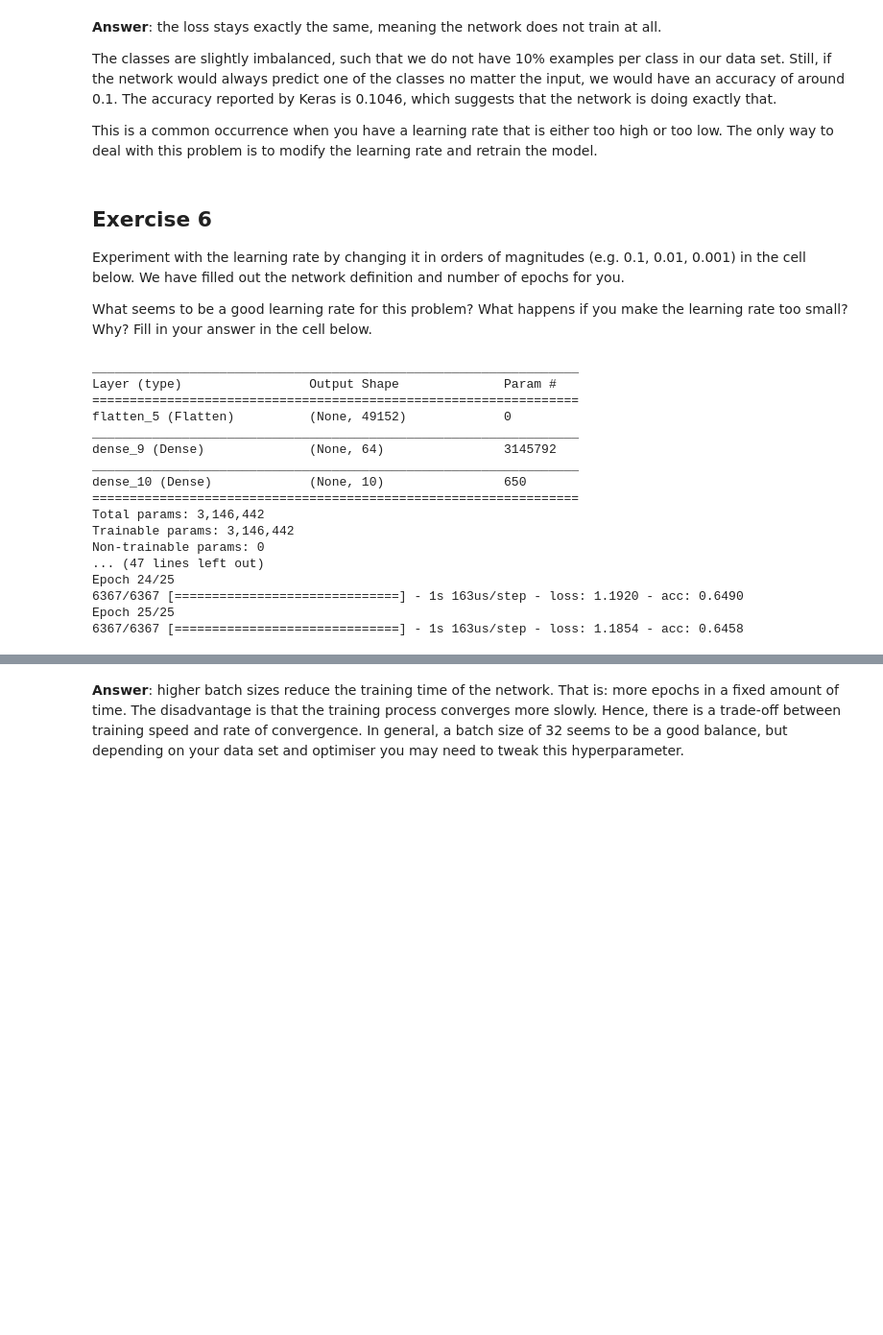
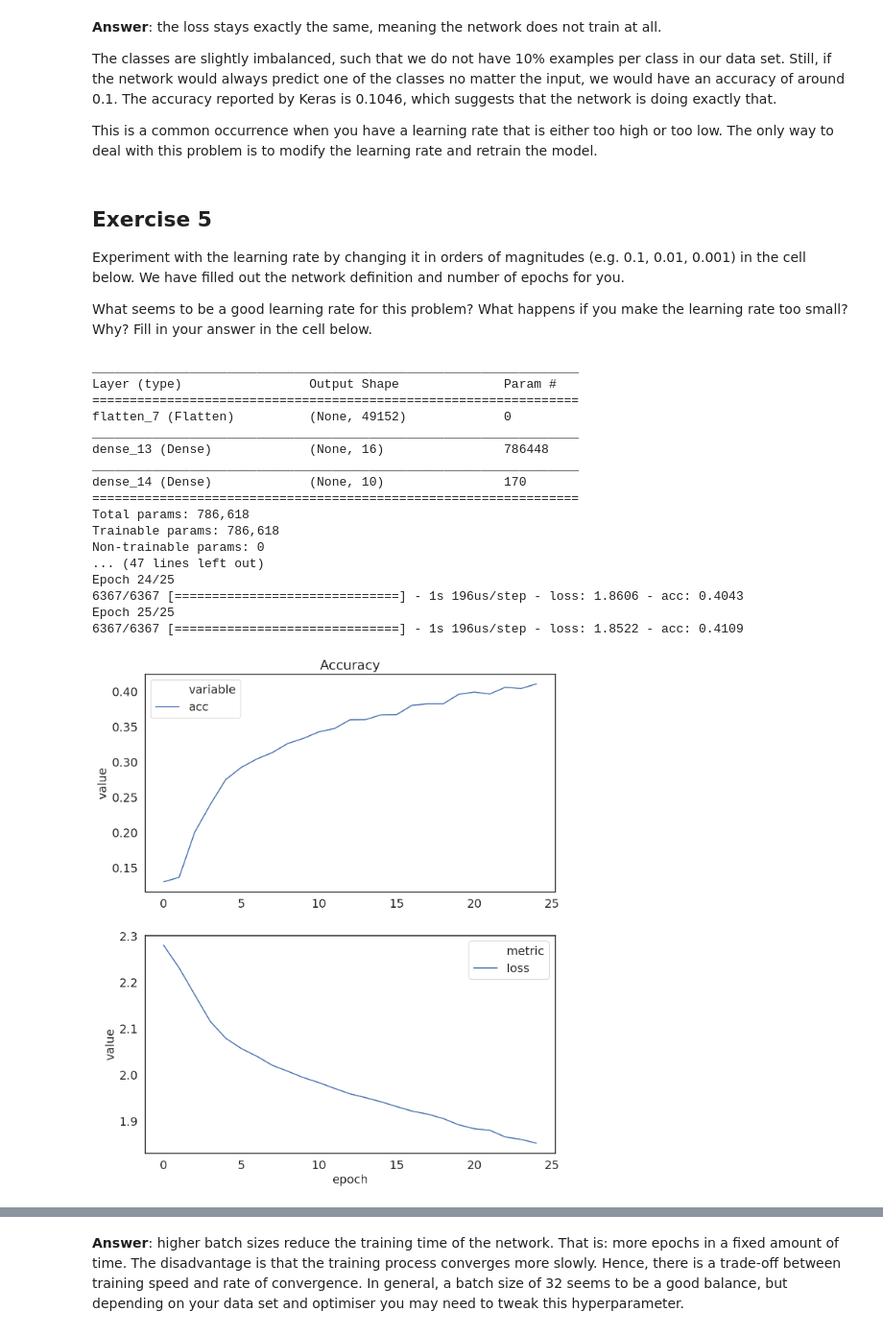
Before and after one commit to sara-nl/elixir-dl, a Jupyter notebook: 02-hyperparameter-tuning.ipynb, the cells around one changed output, grey strips where cells are left out. Shown at 96% size. Drawn from its saved outputs; the diff is of its cells as text; code cells hidden in the pictures; blank space fills up the shorter version.

```diff
--- a/02-hyperparameter-tuning.ipynb
+++ b/02-hyperparameter-tuning.ipynb
@@ -142,7 +158,7 @@ The classes are slightly imbalanced, such that we do not have 10% examples per c
 
 This is a common occurrence when you have a learning rate that is either too high or too low. The only way to deal with this problem is to modify the learning rate and retrain the model.
 # %% [markdown]
-## Exercise 6
+## Exercise 5
 Experiment with the learning rate by changing it in orders of magnitudes (e.g. 0.1, 0.01, 0.001) in the cell below. We have filled out the network definition and number of epochs for you.
 
 What seems to be a good learning rate for this problem? What happens if you make the learning rate too small? Why? Fill in your answer in the cell below.
@@ -161,37 +177,39 @@ history = model.fit(X, Y, epochs=25, batch_size=128)
-# %%
-# SOLUTION
-
-from keras.models import Sequential
-from keras.layers import Flatten, Dense
-
-model = Sequential()
-model.add(Flatten(input_shape=X.shape[1:]))
-model.add(Dense(64, activation='relu'))
-model.add(Dense(10, activation='softmax'))
-model.summary()
-
-model.compile(Adam(lr=0.00001), loss="categorical_crossentropy", metrics=["accuracy"])
-history = model.fit(X, Y, epochs=25, batch_size=128)
-# %% [output]
-_________________________________________________________________
-Layer (type)                 Output Shape              Param #
-=================================================================
-flatten_5 (Flatten)          (None, 49152)             0
-_________________________________________________________________
-dense_9 (Dense)              (None, 64)                3145792
-_________________________________________________________________
-dense_10 (Dense)             (None, 10)                650
-=================================================================
-Total params: 3,146,442
-Trainable params: 3,146,442
-Non-trainable params: 0
-... (47 lines left out)
-Epoch 24/25
-6367/6367 [==============================] - 1s 163us/step - loss: 1.1920 - acc: 0.6490
-Epoch 25/25
-6367/6367 [==============================] - 1s 163us/step - loss: 1.1854 - acc: 0.6458
 # %%
 # FILL IN YOUR ANSWER HERE
+# %%
+# SOLUTION
+
+from keras.models import Sequential
+from keras.layers import Flatten, Dense
+
+model = Sequential()
+model.add(Flatten(input_shape=X.shape[1:]))
+model.add(Dense(16, activation='relu'))
+model.add(Dense(10, activation='softmax'))
+model.summary()
+
+model.compile(Adam(lr=0.00001), loss="categorical_crossentropy", metrics=["accuracy"])
+history = model.fit(X, Y, epochs=25)
+lib.plot_history(history);
+# %% [output]
+_________________________________________________________________
+Layer (type)                 Output Shape              Param #
+=================================================================
+flatten_7 (Flatten)          (None, 49152)             0
+_________________________________________________________________
+dense_13 (Dense)             (None, 16)                786448
+_________________________________________________________________
+dense_14 (Dense)             (None, 10)                170
+=================================================================
+Total params: 786,618
+Trainable params: 786,618
+Non-trainable params: 0
+... (47 lines left out)
+Epoch 24/25
+6367/6367 [==============================] - 1s 196us/step - loss: 1.8606 - acc: 0.4043
+Epoch 25/25
+6367/6367 [==============================] - 1s 196us/step - loss: 1.8522 - acc: 0.4109
+[figure, added]
 # %% [markdown]
 **Answer**: a learning rate of 0.00001 seems to work quite well. A higher learning rate, 0.0001 converges depending on how lucky you are with the optimisation, but the training can stall like it did in exercise 5. Higher learning rates like 0.001 generally do not converge at all.
 
```
Also changed, not shown: parts of 31 cells of this notebook.
